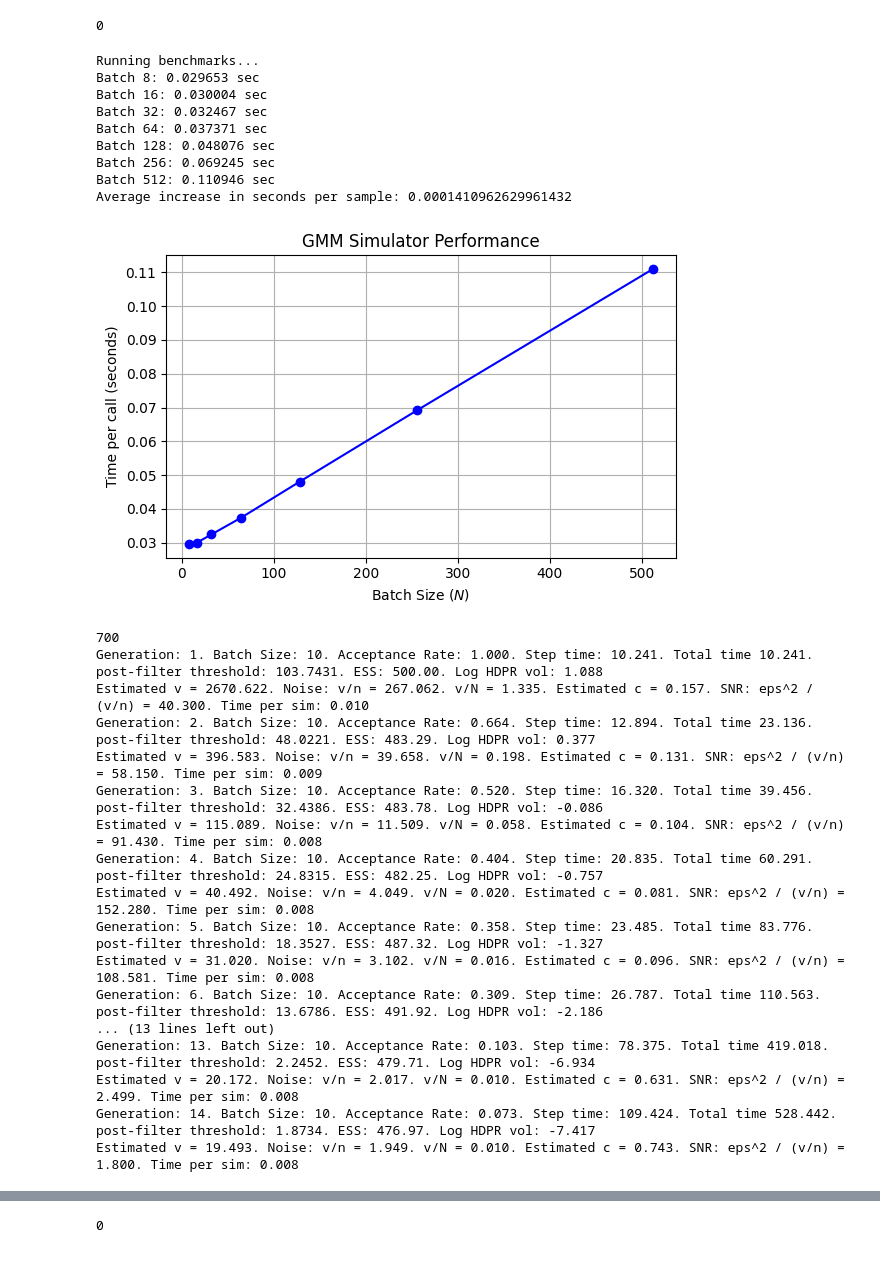
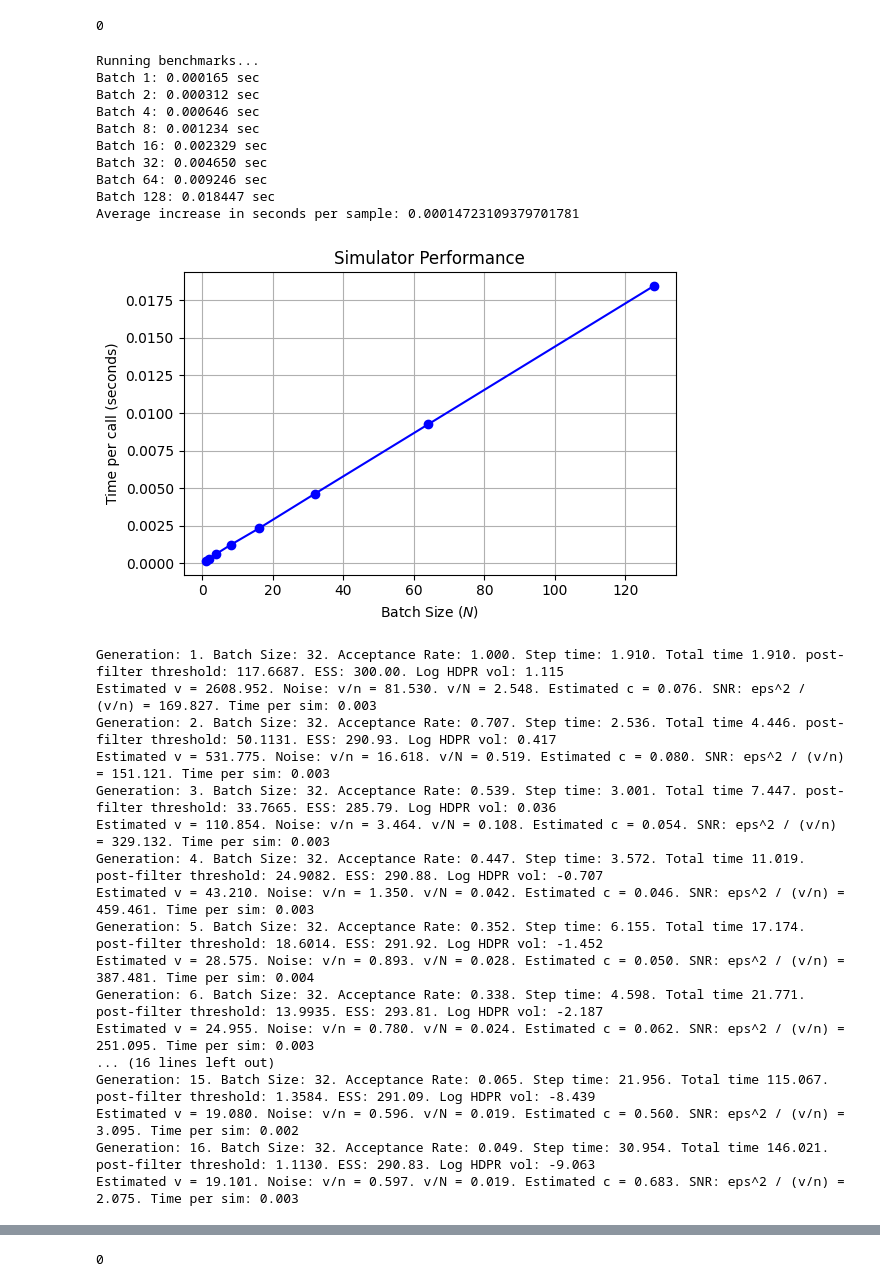
Before and after one commit to JacyZanussi/adaptive_minibatch_smc_abc, a Jupyter notebook: example_predator_prey.ipynb, the cells around one changed output, grey strips where cells are left out. Cells and saved outputs as stored; diff of their text form; code cells hidden in the pictures.

```diff
--- a/example_predator_prey.ipynb
+++ b/example_predator_prey.ipynb
@@ -45,14 +35,14 @@ ax.plot(times,ts[:,:,1].T,color = 'darkorange',alpha = 0.3);
 data
 # %%
 ## Setup and tau leaping example
-sample_size = 2000
+sample_size = 1024
 alpha,beta,gamma,delta = 4,0.01,4,1
 K = 10000
 t_max = 5
 dt = 0.01
 ic = np.random.uniform(400,600,size=(sample_size,2))
 
-times,data = lv_sim.tau_leaping(ic,t_max,alpha,beta,gamma,delta,dt = dt,K = K)
+times,data = lv.tau_leaping(ic,t_max,alpha,beta,gamma,delta,dt = dt,K = K)
 
 print(np.sum(np.any(np.any(data == 0,axis=0),axis=1)))
 # %% [output]
@@ -65,7 +55,7 @@ cores = 4
 ##model
 def model(p,Bi):
     alpha,beta,gamma = list(p)
-    _,sim = lv_sim.tau_leaping(ic[Bi],t_max,alpha,beta,gamma,delta,dt = dt, K = K)
+    _,sim = lv.tau_leaping(ic[Bi],t_max,alpha,beta,gamma,delta,dt = dt, K = K)
     obs = data[Bi]
     return sim, obs
 
@@ -114,39 +104,45 @@ init_params = {
     'cores':cores
 }
 # %%
-utils.benchmark_time([8,16,32,64,128,256,512],lambda n: model([alpha,beta,gamma],np.random.choice(sample_size,n)))
+utils.benchmark_time([1,2,4,8,16,32,64,128],lambda n: model([alpha,beta,gamma],np.random.choice(sample_size,n)))
 # %% [output]
 Running benchmarks...
-Batch 8: 0.029653 sec
-Batch 16: 0.030004 sec
-Batch 32: 0.032467 sec
-Batch 64: 0.037371 sec
-Batch 128: 0.048076 sec
-Batch 256: 0.069245 sec
-Batch 512: 0.110946 sec
-Average increase in seconds per sample: 0.0001410962629961432
+Batch 1: 0.000165 sec
+Batch 2: 0.000312 sec
+Batch 4: 0.000646 sec
+Batch 8: 0.001234 sec
+Batch 16: 0.002329 sec
+Batch 32: 0.004650 sec
+Batch 64: 0.009246 sec
+Batch 128: 0.018447 sec
+Average increase in seconds per sample: 0.00014723109379701781
-[figure, old version]
+[figure, new version]
 # %%
-est = schemes.constant_init(init_params,[10])
+est = schemes.constant_init(init_params,[32])
 
-while (est.snr > 2) and (est.acceptance_rate > 0.02):
+tlist_c = []
+# while (est.snr > 2) and (est.acceptance_rate > 0.02):
+for _ in range(16):
     schemes.constant_loop(est)
+    tlist_c.append(est.total_time)
+    if est.acceptance_rate < 0.001:
+        break
 # %% [output]
-700
-Generation: 1. Batch Size: 10. Acceptance Rate: 1.000. Step time: 10.241. Total time 10.241. post-filter threshold: 103.7431. ESS: 500.00. Log HDPR vol: 1.088
-Estimated v = 2670.622. Noise: v/n = 267.062. v/N = 1.335. Estimated c = 0.157. SNR: eps^2 / (v/n) = 40.300. Time per sim: 0.010
-Generation: 2. Batch Size: 10. Acceptance Rate: 0.664. Step time: 12.894. Total time 23.136. post-filter threshold: 48.0221. ESS: 483.29. Log HDPR vol: 0.377
-Estimated v = 396.583. Noise: v/n = 39.658. v/N = 0.198. Estimated c = 0.131. SNR: eps^2 / (v/n) = 58.150. Time per sim: 0.009
-Generation: 3. Batch Size: 10. Acceptance Rate: 0.520. Step time: 16.320. Total time 39.456. post-filter threshold: 32.4386. ESS: 483.78. Log HDPR vol: -0.086
-Estimated v = 115.089. Noise: v/n = 11.509. v/N = 0.058. Estimated c = 0.104. SNR: eps^2 / (v/n) = 91.430. Time per sim: 0.008
-Generation: 4. Batch Size: 10. Acceptance Rate: 0.404. Step time: 20.835. Total time 60.291. post-filter threshold: 24.8315. ESS: 482.25. Log HDPR vol: -0.757
-Estimated v = 40.492. Noise: v/n = 4.049. v/N = 0.020. Estimated c = 0.081. SNR: eps^2 / (v/n) = 152.280. Time per sim: 0.008
-Generation: 5. Batch Size: 10. Acceptance Rate: 0.358. Step time: 23.485. Total time 83.776. post-filter threshold: 18.3527. ESS: 487.32. Log HDPR vol: -1.327
-Estimated v = 31.020. Noise: v/n = 3.102. v/N = 0.016. Estimated c = 0.096. SNR: eps^2 / (v/n) = 108.581. Time per sim: 0.008
-Generation: 6. Batch Size: 10. Acceptance Rate: 0.309. Step time: 26.787. Total time 110.563. post-filter threshold: 13.6786. ESS: 491.92. Log HDPR vol: -2.186
-... (13 lines left out)
-Generation: 13. Batch Size: 10. Acceptance Rate: 0.103. Step time: 78.375. Total time 419.018. post-filter threshold: 2.2452. ESS: 479.71. Log HDPR vol: -6.934
-Estimated v = 20.172. Noise: v/n = 2.017. v/N = 0.010. Estimated c = 0.631. SNR: eps^2 / (v/n) = 2.499. Time per sim: 0.008
-Generation: 14. Batch Size: 10. Acceptance Rate: 0.073. Step time: 109.424. Total time 528.442. post-filter threshold: 1.8734. ESS: 476.97. Log HDPR vol: -7.417
-Estimated v = 19.493. Noise: v/n = 1.949. v/N = 0.010. Estimated c = 0.743. SNR: eps^2 / (v/n) = 1.800. Time per sim: 0.008
+Generation: 1. Batch Size: 32. Acceptance Rate: 1.000. Step time: 1.910. Total time 1.910. post-filter threshold: 117.6687. ESS: 300.00. Log HDPR vol: 1.115
+Estimated v = 2608.952. Noise: v/n = 81.530. v/N = 2.548. Estimated c = 0.076. SNR: eps^2 / (v/n) = 169.827. Time per sim: 0.003
+Generation: 2. Batch Size: 32. Acceptance Rate: 0.707. Step time: 2.536. Total time 4.446. post-filter threshold: 50.1131. ESS: 290.93. Log HDPR vol: 0.417
+Estimated v = 531.775. Noise: v/n = 16.618. v/N = 0.519. Estimated c = 0.080. SNR: eps^2 / (v/n) = 151.121. Time per sim: 0.003
+Generation: 3. Batch Size: 32. Acceptance Rate: 0.539. Step time: 3.001. Total time 7.447. post-filter threshold: 33.7665. ESS: 285.79. Log HDPR vol: 0.036
+Estimated v = 110.854. Noise: v/n = 3.464. v/N = 0.108. Estimated c = 0.054. SNR: eps^2 / (v/n) = 329.132. Time per sim: 0.003
+Generation: 4. Batch Size: 32. Acceptance Rate: 0.447. Step time: 3.572. Total time 11.019. post-filter threshold: 24.9082. ESS: 290.88. Log HDPR vol: -0.707
+Estimated v = 43.210. Noise: v/n = 1.350. v/N = 0.042. Estimated c = 0.046. SNR: eps^2 / (v/n) = 459.461. Time per sim: 0.003
+Generation: 5. Batch Size: 32. Acceptance Rate: 0.352. Step time: 6.155. Total time 17.174. post-filter threshold: 18.6014. ESS: 291.92. Log HDPR vol: -1.452
+Estimated v = 28.575. Noise: v/n = 0.893. v/N = 0.028. Estimated c = 0.050. SNR: eps^2 / (v/n) = 387.481. Time per sim: 0.004
+Generation: 6. Batch Size: 32. Acceptance Rate: 0.338. Step time: 4.598. Total time 21.771. post-filter threshold: 13.9935. ESS: 293.81. Log HDPR vol: -2.187
+Estimated v = 24.955. Noise: v/n = 0.780. v/N = 0.024. Estimated c = 0.062. SNR: eps^2 / (v/n) = 251.095. Time per sim: 0.003
+... (16 lines left out)
+Generation: 15. Batch Size: 32. Acceptance Rate: 0.065. Step time: 21.956. Total time 115.067. post-filter threshold: 1.3584. ESS: 291.09. Log HDPR vol: -8.439
+Estimated v = 19.080. Noise: v/n = 0.596. v/N = 0.019. Estimated c = 0.560. SNR: eps^2 / (v/n) = 3.095. Time per sim: 0.002
+Generation: 16. Batch Size: 32. Acceptance Rate: 0.049. Step time: 30.954. Total time 146.021. post-filter threshold: 1.1130. ESS: 290.83. Log HDPR vol: -9.063
+Estimated v = 19.101. Noise: v/n = 0.597. v/N = 0.019. Estimated c = 0.683. SNR: eps^2 / (v/n) = 2.075. Time per sim: 0.003
 # %%
```
Also changed, not shown: parts of 15 cells of this notebook, 9 other files.
